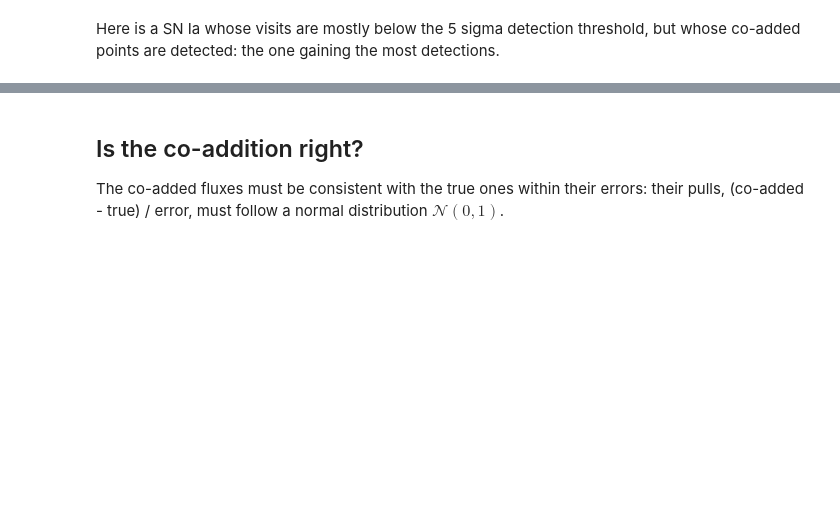
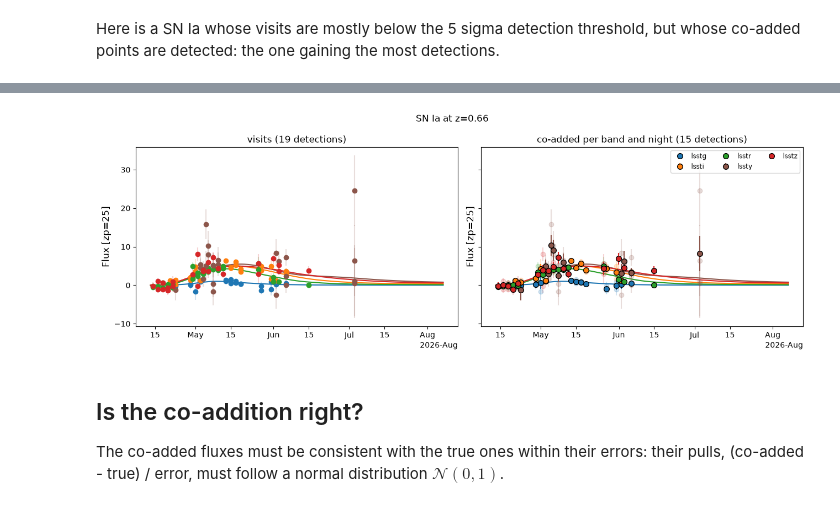
Before and after one commit to MickaelRigault/skysurvey, a Jupyter notebook: docs/quickstart/coadd_detections.ipynb, the cells around one changed output, grey strips where cells are left out. Saved outputs shown, nothing was run; the diff lists cells and outputs as text; code cells hidden in the pictures; blank space fills up the shorter version.

```diff
--- a/docs/quickstart/coadd_detections.ipynb
+++ b/docs/quickstart/coadd_detections.ipynb
@@ -129,3 +137,40 @@ ax.legend(ncol=6, fontsize="small");
+# %%
+from astropy.time import Time
+from skysurvey.config import BAND_COLORS, get_band_color
+
+# colors of the LSST bands, from blue to red
+BAND_COLORS.update({"lsstu": "tab:purple", "lsstg": "tab:blue", "lsstr": "tab:green",
+                    "lssti": "tab:orange", "lsstz": "tab:red", "lssty": "tab:brown"})
+
+detected = ndet_coadded[ndet_coadded >= 5]
+typical = (detected - detected.median()).abs().idxmin()
+z = snia.data.loc[typical, "z"]
+phase_window = np.array([-20, 60]) * (1 + z) # observer-frame days around t0
+zp = 25 # zero point of the plot
+
+fig, (axv, axc) = plt.subplots(1, 2, figsize=(13, 4.5), sharey=True)
+_ = dset.show_target_lightcurve(ax=axv, index=typical, zp=zp, phase_window=phase_window)
+_ = dset.show_target_lightcurve(ax=axc, index=typical, zp=zp, phase_window=phase_window, alpha=0.2)
+
+# co-added points on top, in the same zero point and time format
+coadded_ = coadded.loc[typical]
+t0 = snia.data.loc[typical, "t0"]
+coadded_ = coadded_[coadded_["mjd"].between(*(t0 + phase_window))]
+coef = 10**(-0.4 * (coadded_["zp"] - zp))
+for band_ in coadded_["band"].unique():
+    flag = coadded_["band"] == band_
+    axc.errorbar(Time(coadded_.loc[flag, "mjd"], format="mjd").datetime,
+                 coadded_.loc[flag, "flux"] * coef[flag], coadded_.loc[flag, "fluxerr"] * coef[flag],
+                 ls="none", marker="o", ms=7, mec="k", mew=1, color=get_band_color(band_),
+                 ecolor=get_band_color(band_), elinewidth=1.5, zorder=10, label=band_)
+
+axv.set_title(f"visits ({ndet_visits.get(typical, 0)} detections)")
+axc.set_title(f"co-added per band and night ({ndet_coadded[typical]} detections)")
+axc.legend(ncol=3, fontsize="small")
+fig.suptitle(f"SN Ia at z={z:.2f}")
+fig.tight_layout()
+# %% [output]
+[figure, added]
 # %% [markdown]
 ## Is the co-addition right?
 
```
Also changed, not shown: parts of 8 cells of this notebook.
